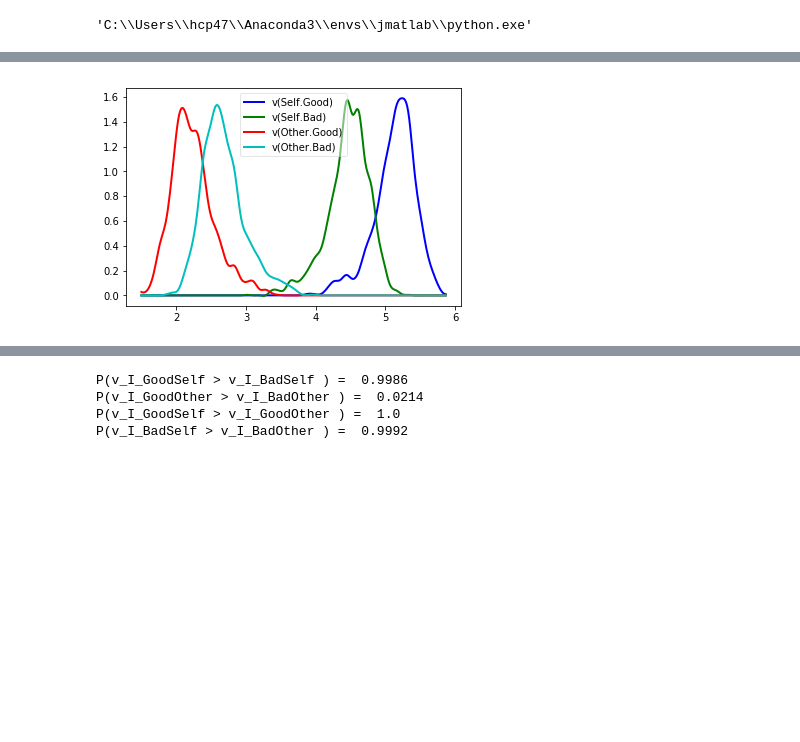
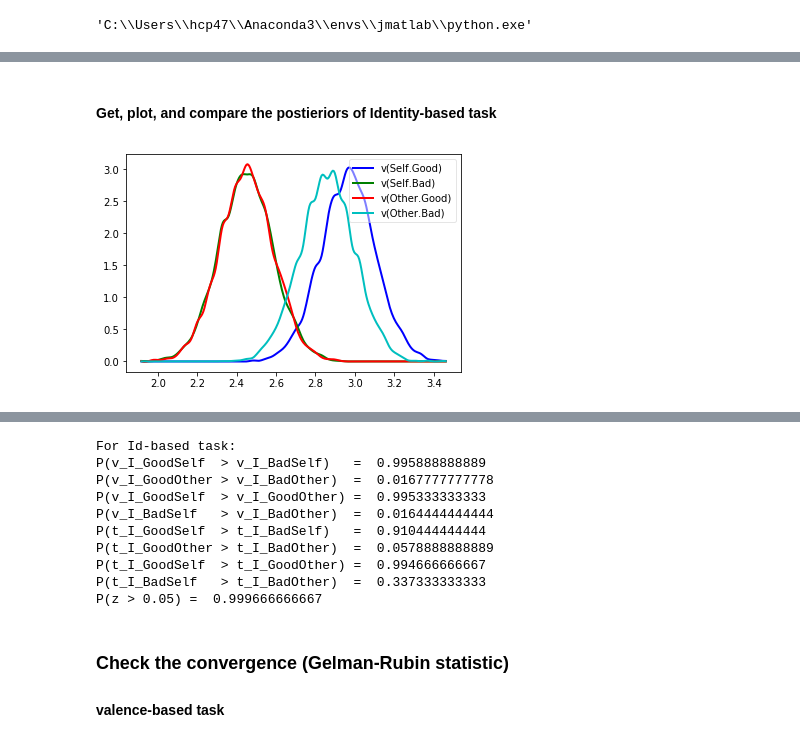
Before and after one commit to hcp4715/moralSelf_ddm, a Jupyter notebook: 3_confirm_study/Results/3_hddm/HDDM_MS_Rep_categ_stim.ipynb, the cells around one changed output, grey strips where cells are left out. Drawn from its saved outputs; the diff is of its cells as text; code cells hidden in the pictures; blank space fills up the shorter version.

```diff
--- a/3_confirm_study/Results/3_hddm/HDDM_MS_Rep_categ_stim.ipynb
+++ b/3_confirm_study/Results/3_hddm/HDDM_MS_Rep_categ_stim.ipynb
@@ -122,23 +191,25 @@ print("M_Categ_val_vz DIC: %f" % M_Categ_val_vz_s.dic) # -8210
 # %%
-import warnings
 warnings.simplefilter('ignore')
 
 start_time = time.time()  # the start time of the processing
 
-dbname = "M_Categ_id_vtz_s_" + dateToday + '_Chain_' +  str(i + 2)
-M_Categ_id_vtz_s = hddm.HDDMStimCoding(dat_M_Categ_id, include='z', stim_col='stim',
-                                       depends_on = {'v':['val','id'], 't':['val','id'], 'z':['val','id']},
-                                       split_param='v', drift_criterion=True, p_outlier=0.05)
+dbname = "M_Categ_id_vtz_s_" + dateToday
+M_Categ_id_vtz_s = hddm.HDDMStimCoding(dat_M_Categ_id,
+                                       include='z',
+                                       stim_col='stim',
+                                       depends_on = {'v':['val','id'], 't':['val','id']},
+                                       split_param='v',
+                                       drift_criterion=False) # p_outlier=0.05
 
 M_Categ_id_vtz_s.find_starting_values()
-M_Categ_id_vtz_s.sample(10000, burn = 5000, thin=2, dbname=dbname+'.db', db='pickle')
+M_Categ_id_vtz_s.sample(nsample, burn=nburn, dbname=dbname+'.db', db='pickle')
 
 # save the model
 M_Categ_id_vtz_s.save(dbname)
-#M_Categ_id_vtz_s= hddm.load("M_Categ_val_vtz_s_" + dateToday + '_Chain_' + str(i + 2))
+# M_Categ_id_vtz_s= hddm.load(dbname)
 
 # DIC
-print("M_Categ_id_vtz_s DIC: %f" % M_Categ_id_vtz_s.dic)  # -15387.274419
+print("M_Categ_id_vtz_s DIC: %f" % M_Categ_id_vtz_s.dic)  # -13753.757816
 
 m1_time = time.time() # the start time of the processing
 print("Running M1 used: %f " % (m1_time - start_time))
@@ -256,14 +364,17 @@ plt.savefig('ex7_T_vzt_val_t_s.pdf')
+# %% [markdown]
+#### Get, plot, and compare the postieriors of Identity-based task
 # %%
 v_GoodSelf_id,v_BadSelf_id, v_GoodOther_id, v_BadOther_id = M_Categ_id_vtz_s.nodes_db.node[['v(Self.Good)','v(Self.Bad)','v(Other.Good)','v(Other.Bad)']]
 hddm.analyze.plot_posterior_nodes([v_GoodSelf_id,v_BadSelf_id, v_GoodOther_id, v_BadOther_id])
 plt.savefig('ex7_T_vzt_id_v_s.pdf')
 
-z_GoodSelf_id,z_BadSelf_id, z_GoodOther_id, z_BadOther_id = M_Categ_id_vtz_s.nodes_db.node[['z(Self.Good)','z(Self.Bad)','z(Other.Good)','z(Other.Bad)']]
-hddm.analyze.plot_posterior_nodes([z_GoodSelf_id,z_BadSelf_id, z_GoodOther_id, z_BadOther_id])
-plt.savefig('exp7_T_vzt_id_z_s.pdf')
-
-t_GoodSelf_id,t_BadSelf_id, t_GoodOther_id, t_BadOther_id    = M_Categ_id_vtz_s.nodes_db.node[['t(Self.Good)','t(Self.Bad)','t(Other.Good)','t(Other.Bad)']]
+t_GoodSelf_id,t_BadSelf_id, t_GoodOther_id, t_BadOther_id = M_Categ_id_vtz_s.nodes_db.node[['t(Self.Good)','t(Self.Bad)','t(Other.Good)','t(Other.Bad)']]
 hddm.analyze.plot_posterior_nodes([t_GoodSelf_id,t_BadSelf_id, t_GoodOther_id, t_BadOther_id])
 plt.savefig('exp7_T_vzt_id_t_s.pdf')
+
+## starting point
+z_id = M_Categ_id_vtz_s.nodes_db.node['z']
+hddm.analyze.plot_posterior_nodes([z_id])
+plt.savefig('ex7_rep_categ_vtz_z_id_plot.pdf')
 # %% [output]
-[figure, old version]
+[figure, new version]
@@ -278,12 +383,31 @@ print("P(v_M_BadSelf > v_M_BadOther ) = ", abs((v_BadSelf_val.trace()) > abs(v_B
 # %%
 # using absolute value for "other" conditions
-print("P(v_I_GoodSelf > v_I_BadSelf ) = ", (v_GoodSelf_id.trace() > v_BadSelf_id.trace()).mean())                 # 0.999
-print("P(v_I_GoodOther > v_I_BadOther ) = ", abs((v_GoodOther_id.trace()) > abs(v_BadOther_id.trace())).mean())   # 0
-print("P(v_I_GoodSelf > v_I_GoodOther ) = ", (v_GoodSelf_id.trace() >  abs(v_GoodOther_id.trace())).mean())       # 0.999
-print("P(v_I_BadSelf > v_I_BadOther ) = ", (v_BadSelf_id.trace() > abs(v_BadOther_id.trace())).mean())            # 0.002
+print('For Id-based task:')
+print("P(v_I_GoodSelf  > v_I_BadSelf)   = ", (v_GoodSelf_id.trace()  > v_BadSelf_id.trace()).mean())      # 0.999
+print("P(v_I_GoodOther > v_I_BadOther)  = ", (v_GoodOther_id.trace() > v_BadOther_id.trace()).mean())     # 0
+print("P(v_I_GoodSelf  > v_I_GoodOther) = ", (v_GoodSelf_id.trace()  > v_GoodOther_id.trace()).mean())    # 0.999
+print("P(v_I_BadSelf   > v_I_BadOther)  = ", (v_BadSelf_id.trace()   > v_BadOther_id.trace()).mean())     # 0.002
+
+print("P(t_I_GoodSelf  > t_I_BadSelf)   = ", (t_GoodSelf_id.trace()  > t_BadSelf_id.trace()).mean())      # 0.998
+print("P(t_I_GoodOther > t_I_BadOther)  = ", (t_GoodOther_id.trace() > t_BadOther_id.trace()).mean())     # 0.1292
+print("P(t_I_GoodSelf  > t_I_GoodOther) = ", (t_GoodSelf_id.trace()  > t_GoodOther_id.trace()).mean())    # 0.992
+print("P(t_I_BadSelf   > t_I_BadOther)  = ", (t_BadSelf_id.trace()   > t_BadOther_id.trace()).mean())     # 0.0
+
+
+print("P(z > 0.05) = ", (z_id.trace() > 0.5).mean())  #
 # %% [output]
-P(v_I_GoodSelf > v_I_BadSelf ) =  0.9986
-P(v_I_GoodOther > v_I_BadOther ) =  0.0214
-P(v_I_GoodSelf > v_I_GoodOther ) =  1.0
-P(v_I_BadSelf > v_I_BadOther ) =  0.9992
+For Id-based task:
+P(v_I_GoodSelf  > v_I_BadSelf)   =  0.995888888889
+P(v_I_GoodOther > v_I_BadOther)  =  0.0167777777778
+P(v_I_GoodSelf  > v_I_GoodOther) =  0.995333333333
+P(v_I_BadSelf   > v_I_BadOther)  =  0.0164444444444
+P(t_I_GoodSelf  > t_I_BadSelf)   =  0.910444444444
+P(t_I_GoodOther > t_I_BadOther)  =  0.0578888888889
+P(t_I_GoodSelf  > t_I_GoodOther) =  0.994666666667
+P(t_I_BadSelf   > t_I_BadOther)  =  0.337333333333
+P(z > 0.05) =  0.999666666667
+# %% [markdown]
+### Check the convergence (Gelman-Rubin statistic)
+
+#### valence-based task
 # %%
```
Also changed, not shown: parts of 31 cells of this notebook, 14 other files.
